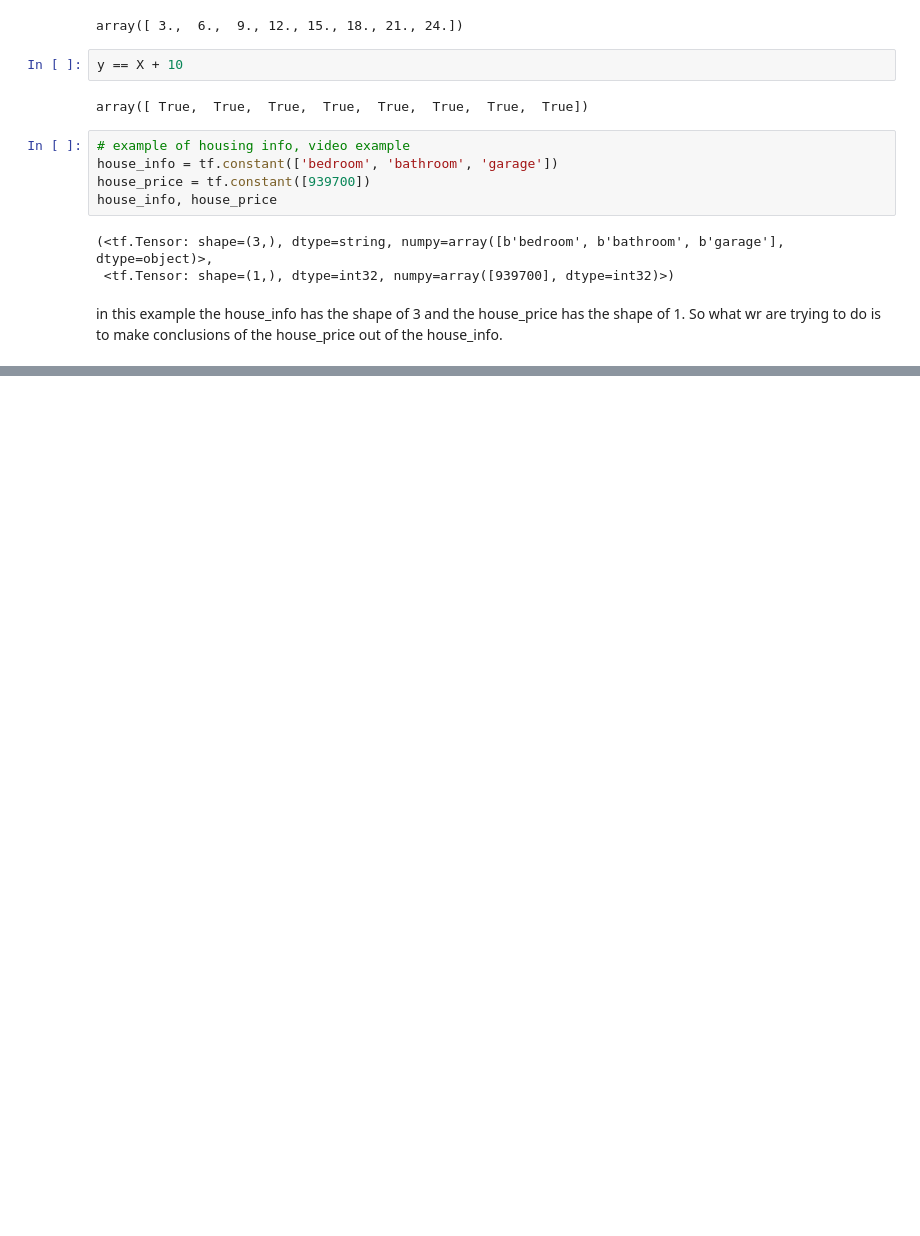
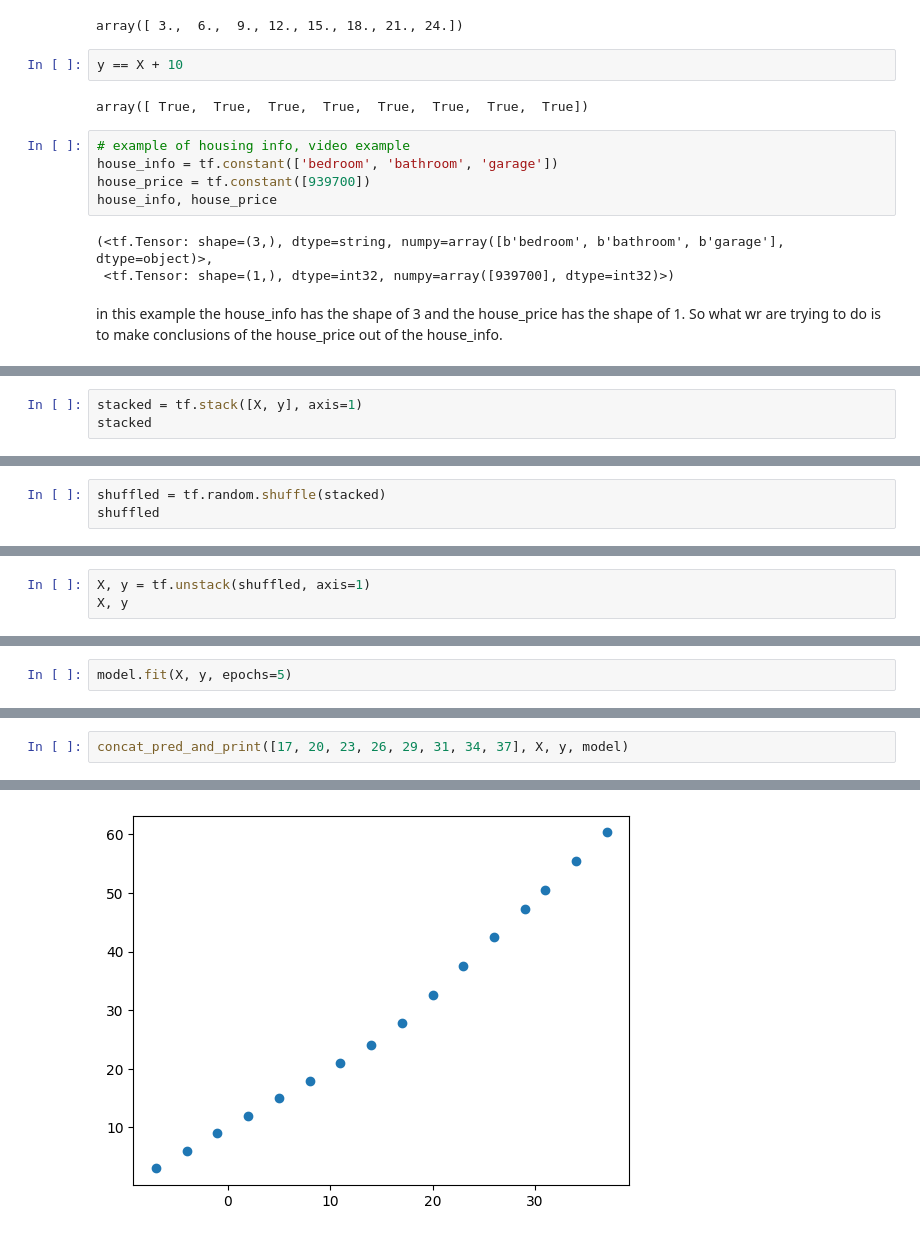
Before and after one commit to ftwr42/TensorFlow_for_Deep_Learning_Bootcamp, a Jupyter notebook: Abschnitt 3: Neural network regression with TensorFlow/first.ipynb, the cells around one changed output, grey strips where cells are left out. Cells and saved outputs as stored; diff of their text form; blank space fills up the shorter version.

```diff
--- a/Abschnitt 3: Neural network regression with TensorFlow/first.ipynb
+++ b/Abschnitt 3: Neural network regression with TensorFlow/first.ipynb
@@ -120,0 +241,3 @@ So what wr are trying to do is to make conclusions of the house_price out of the
+# %%
+stacked = tf.stack([X, y], axis=1)
+stacked
@@ -120,0 +254,3 @@ So what wr are trying to do is to make conclusions of the house_price out of the
+# %%
+shuffled = tf.random.shuffle(stacked)
+shuffled
@@ -120,0 +267,3 @@ So what wr are trying to do is to make conclusions of the house_price out of the
+# %%
+X, y = tf.unstack(shuffled, axis=1)
+X, y
@@ -120,0 +273,2 @@ So what wr are trying to do is to make conclusions of the house_price out of the
+# %%
+model.fit(X, y, epochs=5)
@@ -120,0 +287,3 @@ So what wr are trying to do is to make conclusions of the house_price out of the
+# %%
+concat_pred_and_print([17, 20, 23, 26, 29, 31, 34, 37], X, y, model)
+# %% [output]
@@ -120,0 +291 @@ So what wr are trying to do is to make conclusions of the house_price out of the
+[figure, added]
```
Also changed, not shown: parts of 40 cells of this notebook, 1 other file.
